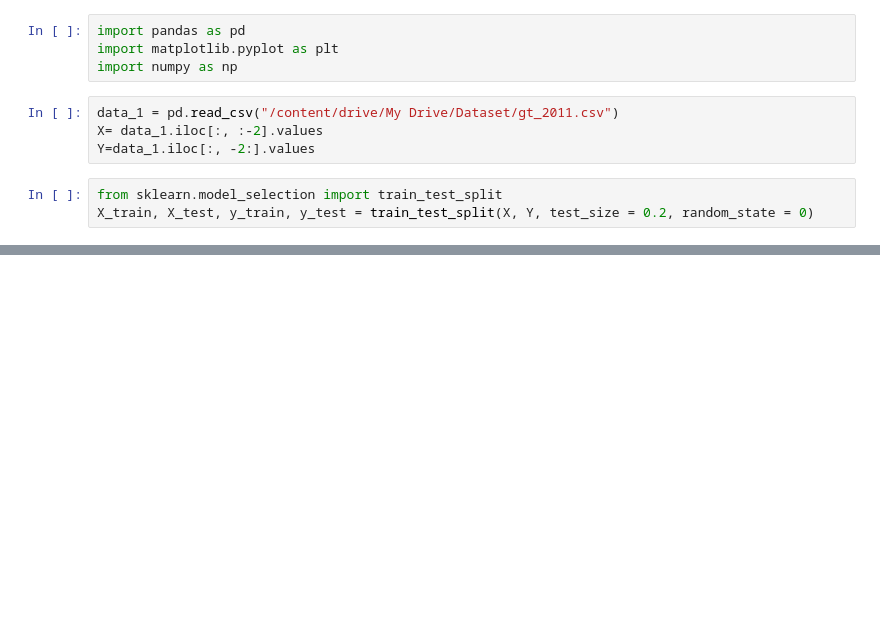
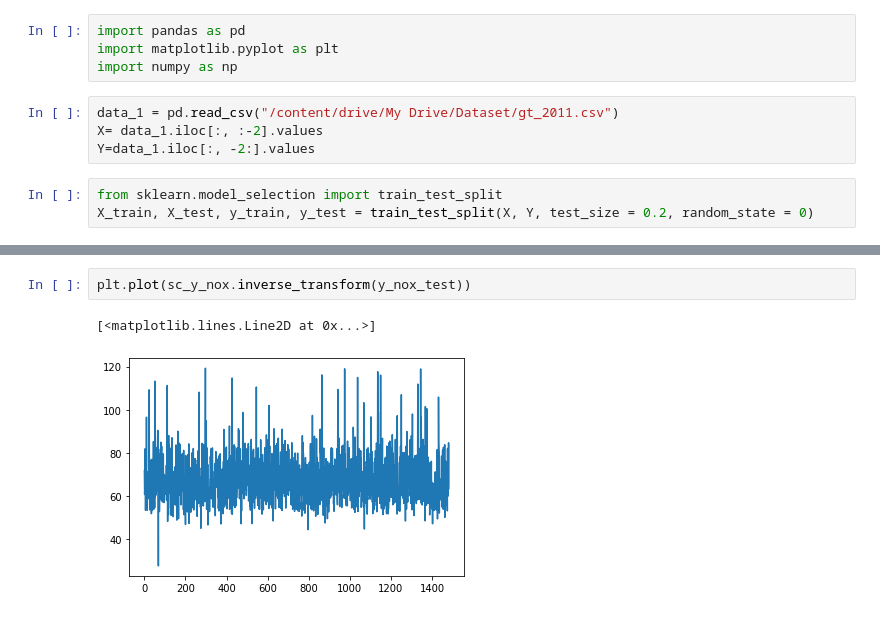
Before and after one commit to sharadnataraj96/Gas-Turbine-Emission-prediction, a Jupyter notebook: Gas_Turbine_Decision_Tree_Regressison.ipynb, the cells around one changed output, grey strips where cells are left out. Drawn from its saved outputs; the diff is of its cells as text; blank space fills up the shorter version.

```diff
--- a/Gas_Turbine_Decision_Tree_Regressison.ipynb
+++ b/Gas_Turbine_Decision_Tree_Regressison.ipynb
@@ -48,0 +62,5 @@ print(y_pred)
+# %%
+plt.plot(sc_y_nox.inverse_transform(y_nox_test))
+# %% [output]
+[<matplotlib.lines.Line2D at 0x...>]
+[figure, added]
```
Also changed, not shown: parts of 14 cells of this notebook.
